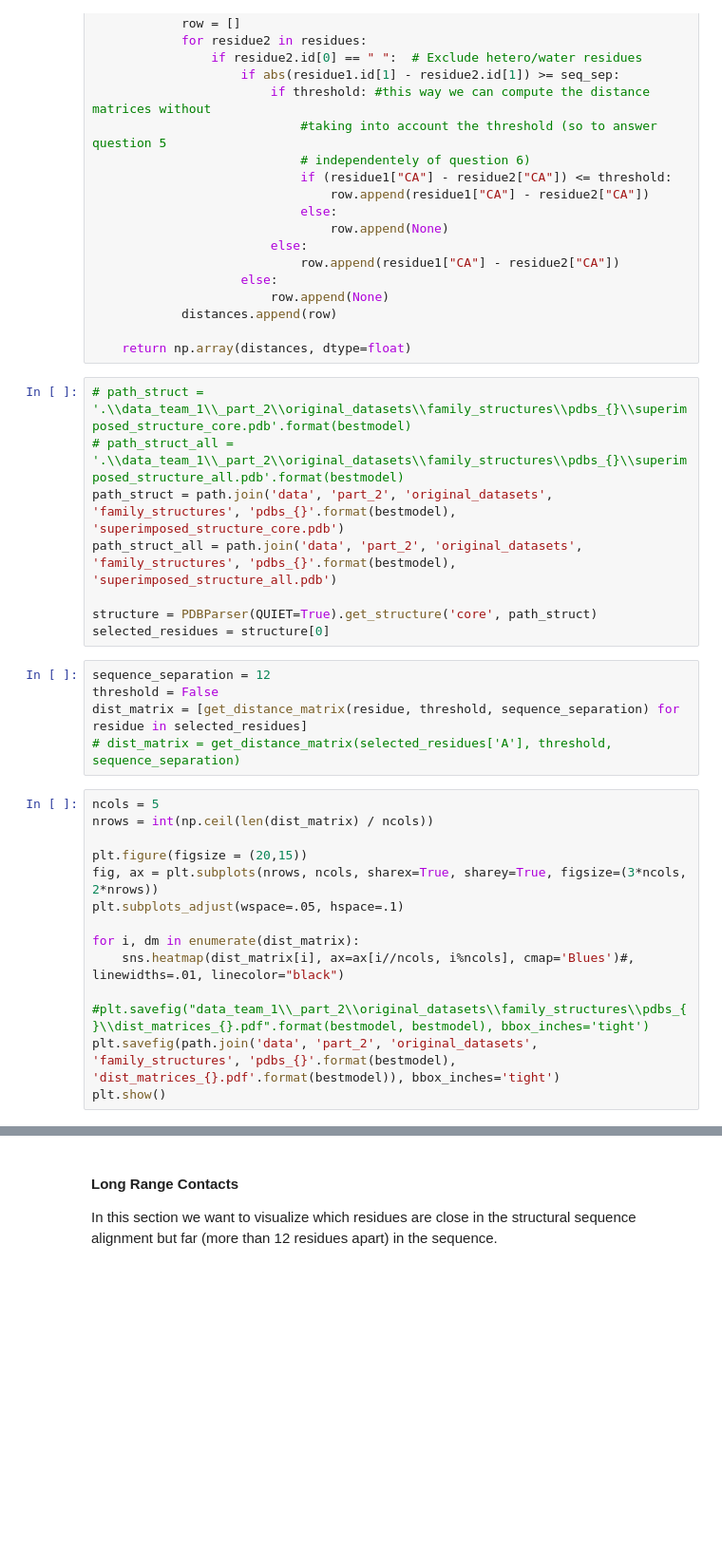
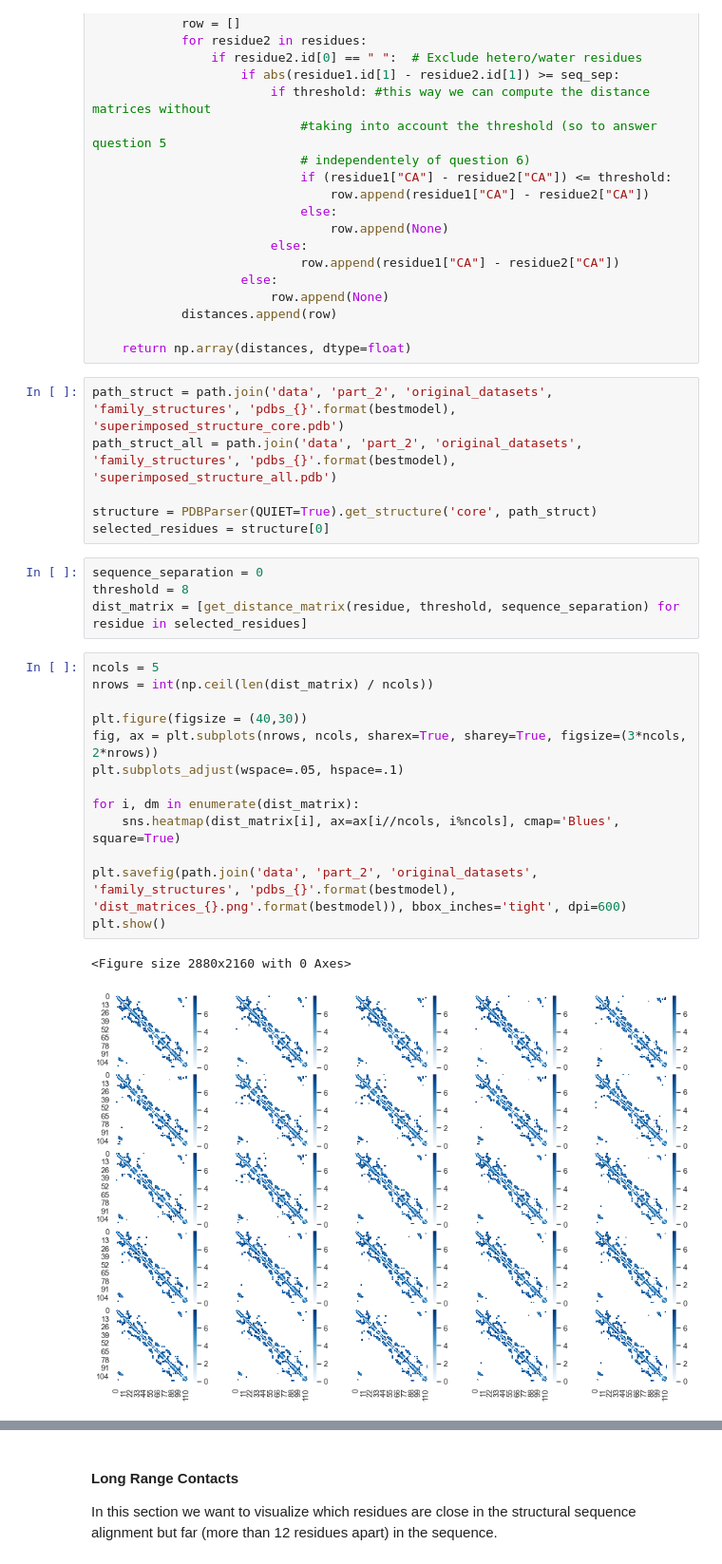
Before and after one commit to AlessandroManente/BiologicalDataDS2020, a Jupyter notebook: Project.ipynb, the cells around one changed output, grey strips where cells are left out. Shown at 95% size. Saved outputs shown, nothing was run; the diff lists cells and outputs as text; blank space fills up the shorter version.

```diff
--- a/Project.ipynb
+++ b/Project.ipynb
@@ -323,29 +452,28 @@ def get_distance_matrix(residues, threshold=False, seq_sep=6):
 
     return np.array(distances, dtype=float)
 # %%
-# path_struct = '.\\data_team_1\\_part_2\\original_datasets\\family_structures\\pdbs_{}\\superimposed_structure_core.pdb'.format(bestmodel)
-# path_struct_all = '.\\data_team_1\\_part_2\\original_datasets\\family_structures\\pdbs_{}\\superimposed_structure_all.pdb'.format(bestmodel)
 path_struct = path.join('data', 'part_2', 'original_datasets', 'family_structures', 'pdbs_{}'.format(bestmodel), 'superimposed_structure_core.pdb')
 path_struct_all = path.join('data', 'part_2', 'original_datasets', 'family_structures', 'pdbs_{}'.format(bestmodel), 'superimposed_structure_all.pdb')
 
 structure = PDBParser(QUIET=True).get_structure('core', path_struct)
 selected_residues = structure[0]
 # %%
-sequence_separation = 12
-threshold = False
+sequence_separation = 0
+threshold = 8
 dist_matrix = [get_distance_matrix(residue, threshold, sequence_separation) for residue in selected_residues]
-# dist_matrix = get_distance_matrix(selected_residues['A'], threshold, sequence_separation)
 # %%
 ncols = 5
 nrows = int(np.ceil(len(dist_matrix) / ncols))
 
-plt.figure(figsize = (20,15))
+plt.figure(figsize = (40,30))
 fig, ax = plt.subplots(nrows, ncols, sharex=True, sharey=True, figsize=(3*ncols, 2*nrows))
 plt.subplots_adjust(wspace=.05, hspace=.1)
 
 for i, dm in enumerate(dist_matrix):
-    sns.heatmap(dist_matrix[i], ax=ax[i//ncols, i%ncols], cmap='Blues')#, linewidths=.01, linecolor="black")
+    sns.heatmap(dist_matrix[i], ax=ax[i//ncols, i%ncols], cmap='Blues', square=True)
 
-#plt.savefig("data_team_1\\_part_2\\original_datasets\\family_structures\\pdbs_{}\\dist_matrices_{}.pdf".format(bestmodel, bestmodel), bbox_inches='tight')
-plt.savefig(path.join('data', 'part_2', 'original_datasets', 'family_structures', 'pdbs_{}'.format(bestmodel), 'dist_matrices_{}.pdf'.format(bestmodel)), bbox_inches='tight')
+plt.savefig(path.join('data', 'part_2', 'original_datasets', 'family_structures', 'pdbs_{}'.format(bestmodel), 'dist_matrices_{}.png'.format(bestmodel)), bbox_inches='tight', dpi=600)
 plt.show()
+# %% [output]
+<Figure size 2880x2160 with 0 Axes>
+[figure, added]
```
Also changed, not shown: parts of 85 cells of this notebook, 21 other files.
